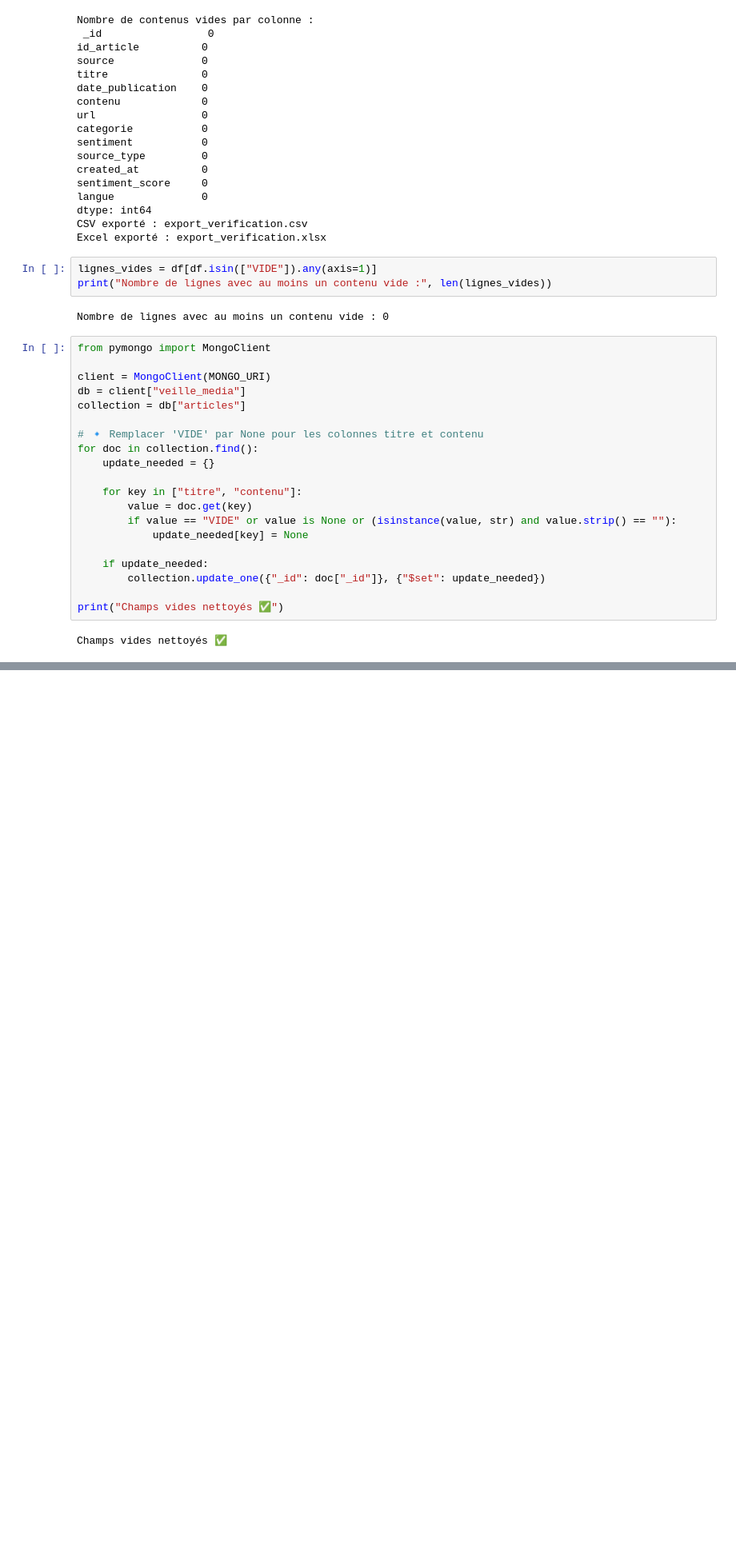
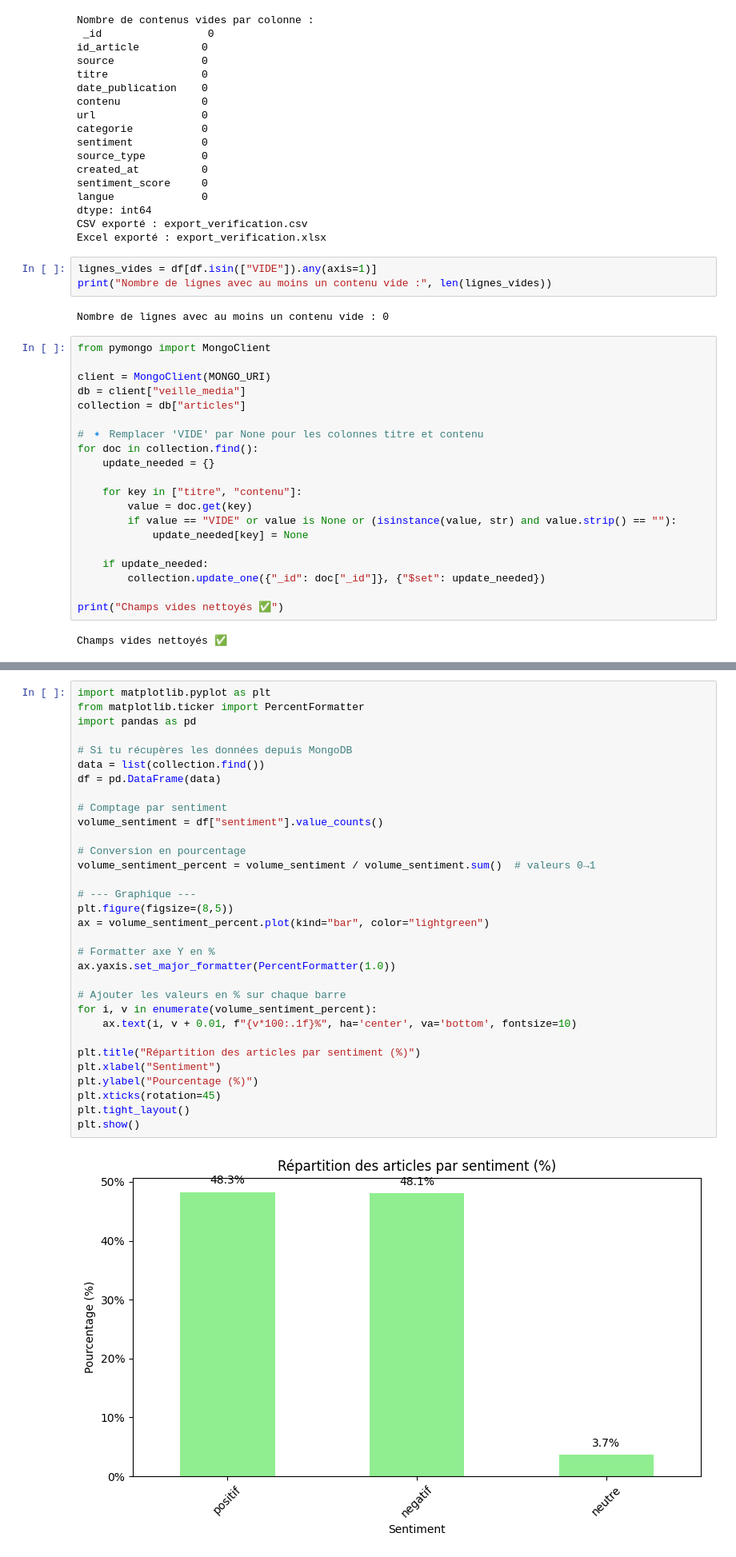
Before and after one commit to hents8/veille_media_mada, a Jupyter notebook: notebooks/data_analyse.ipynb, the cells around one changed output, grey strips where cells are left out. Shown at 80% size. Saved outputs shown, nothing was run; the diff lists cells and outputs as text; blank space fills up the shorter version.

```diff
--- a/notebooks/data_analyse.ipynb
+++ b/notebooks/data_analyse.ipynb
@@ -1005,0 +1236,34 @@ Champs vides nettoyés ✅
+# %%
+import matplotlib.pyplot as plt
+from matplotlib.ticker import PercentFormatter
+import pandas as pd
+
+# Si tu récupères les données depuis MongoDB
+data = list(collection.find())
+df = pd.DataFrame(data)
+
+# Comptage par sentiment
+volume_sentiment = df["sentiment"].value_counts()
+
+# Conversion en pourcentage
+volume_sentiment_percent = volume_sentiment / volume_sentiment.sum()  # valeurs 0→1
+
+# --- Graphique ---
+plt.figure(figsize=(8,5))
+ax = volume_sentiment_percent.plot(kind="bar", color="lightgreen")
+
+# Formatter axe Y en %
+ax.yaxis.set_major_formatter(PercentFormatter(1.0))
+
+# Ajouter les valeurs en % sur chaque barre
+for i, v in enumerate(volume_sentiment_percent):
+    ax.text(i, v + 0.01, f"{v*100:.1f}%", ha='center', va='bottom', fontsize=10)
+
+plt.title("Répartition des articles par sentiment (%)")
+plt.xlabel("Sentiment")
+plt.ylabel("Pourcentage (%)")
+plt.xticks(rotation=45)
+plt.tight_layout()
+plt.show()
+# %% [output]
+[figure, added]
```
Also changed, not shown: parts of 21 cells of this notebook, 2 other files.
